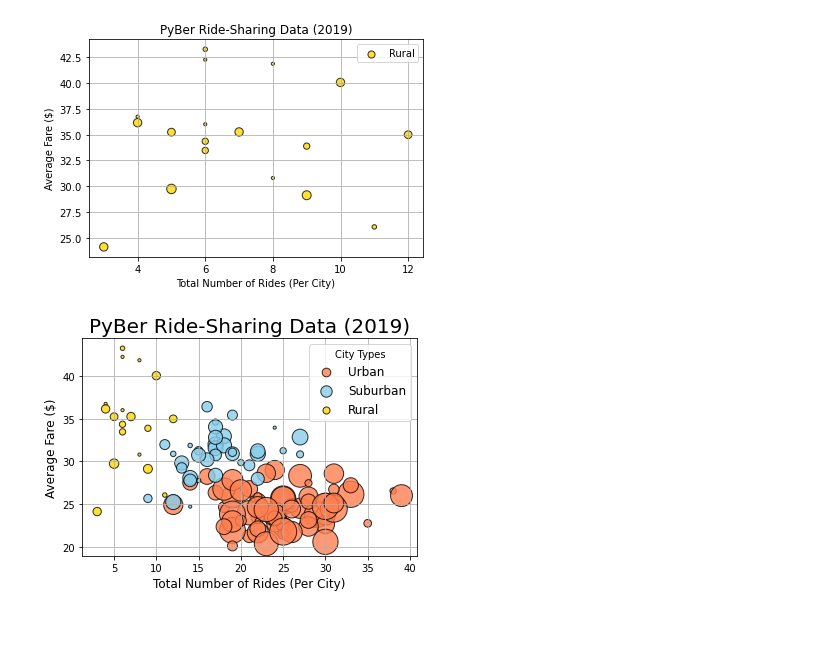
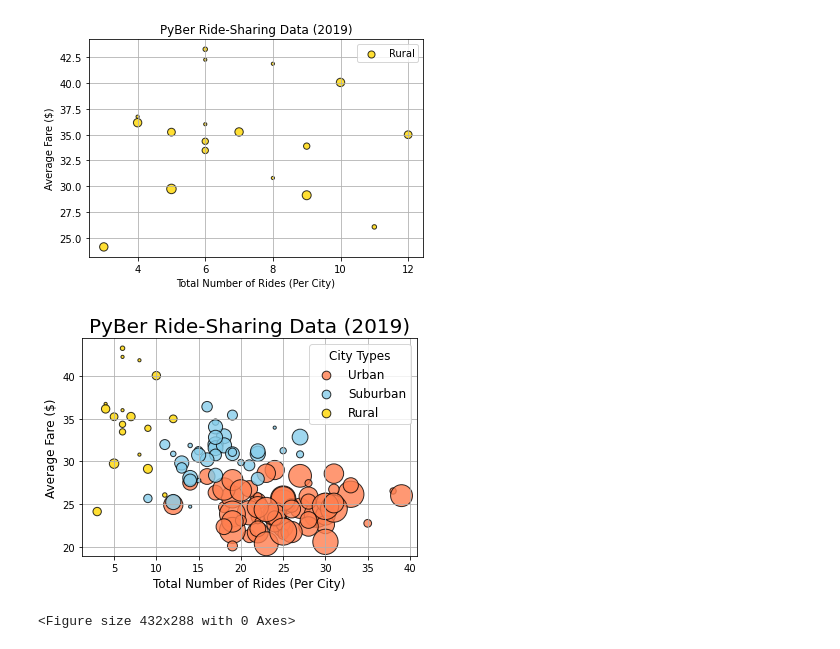
Before and after one commit to yikesbadatnames/PyBer_Analysis, a Jupyter notebook: PyBer.ipynb, the cells around one changed output. Cells and saved outputs as stored; diff of their text form; code cells hidden in the pictures.

```diff
--- a/PyBer.ipynb
+++ b/PyBer.ipynb
@@ -173,33 +168,35 @@ plt.scatter(urban_ride_count,urban_avg_fare,
             s = 10 * urban_driver_count, c = "coral",
            edgecolor = "black", linewidths = 1,
            alpha = 0.8, label = "Urban")
 #suburban
 plt.scatter(suburban_ride_count,
            suburban_avg_fare,
            s = 10* suburban_driver_count, c="skyblue",
            edgecolor="black", linewidths = 1,
            alpha = 0.8, label = "Suburban")
 #Rural
 plt.scatter(rural_ride_count,
            rural_avg_fare,
            s= 10* rural_driver_count, c= "gold",
            edgecolor = "black", linewidths = 1,
            alpha = .8, label = "Rural")
 
 # adding other graph properties
 plt.title("PyBer Ride-Sharing Data (2019)", fontsize = 20)
 plt.ylabel("Average Fare ($)", fontsize = 12)
 plt.xlabel("Total Number of Rides (Per City)", fontsize = 12)
 plt.grid(True)
 #creating the legend
 lgnd = plt.legend(fontsize="12",mode = "Expanded",
                  scatterpoints = 1, loc="best", title = "City Types")
 lgnd.legendHandles[0]._sizes = [75]
 lgnd.legendHandles[1]._sizes = [75]
 lgnd.legendHandles[2]._sizes = [75]
-lgnd.get_title.set_fontsize(12)
-
+lgnd.get_title().set_fontsize(12)
 
 plt.show()
+# save the figure to analysis
+plt.savefig("analysis/Fig1.png")
 # %% [output]
-[figure, old version]
+[figure, new version]
+<Figure size 432x288 with 0 Axes>
```
Also changed, not shown: parts of 15 cells of this notebook.
